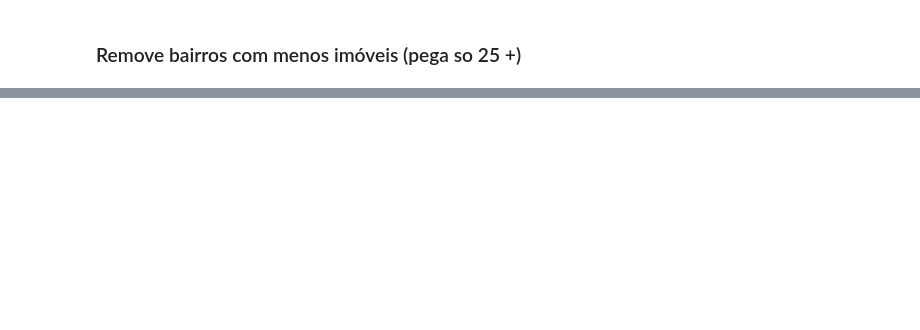
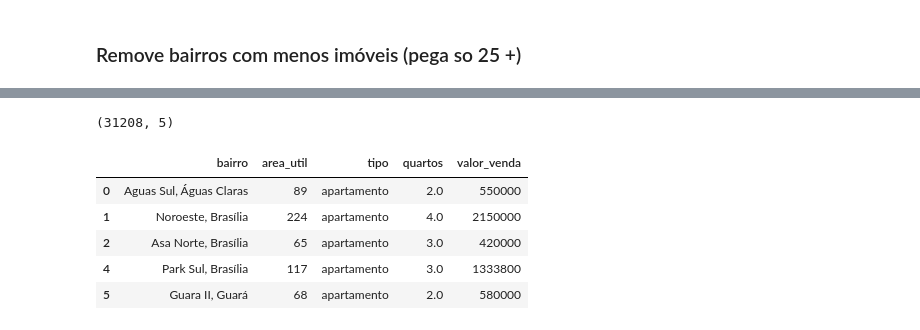
Before and after one commit to chris-redfield/imoveis-df, a Jupyter notebook: regressao imoveis_v1.ipynb, the cells around one changed output, grey strips where cells are left out. Cells and saved outputs as stored; diff of their text form; code cells hidden in the pictures; blank space fills up the shorter version.

```diff
--- a/regressao imoveis_v1.ipynb
+++ b/regressao imoveis_v1.ipynb
@@ -249,8 +262,16 @@ df.Tipo.value_counts()
 # %%
 df.quartos = df.quartos.fillna(df.quartos.median())
 # %%
-df_regression = df[['Bairro', 'area_total', 'area_util', 'Tipo', 'quartos','venda']]
+df_regression = df[['bairro', 'area_util', 'tipo', 'quartos','valor_venda']]
 print(df_regression.shape)
 df_regression.head()
+# %% [output]
+(31208, 5)
+|  | bairro | area_util | tipo | quartos | valor_venda |
+| 0 | Aguas Sul, Águas Claras | 89 | apartamento | 2.0 | 550000 |
+| 1 | Noroeste, Brasília | 224 | apartamento | 4.0 | 2150000 |
+| 2 | Asa Norte, Brasília | 65 | apartamento | 3.0 | 420000 |
+| 4 | Park Sul, Brasília | 117 | apartamento | 3.0 | 1333800 |
+| 5 | Guara II, Guará | 68 | apartamento | 2.0 | 580000 |
 # %%
 df_regression.isna().sum()
```
Also changed, not shown: parts of 29 cells of this notebook.
